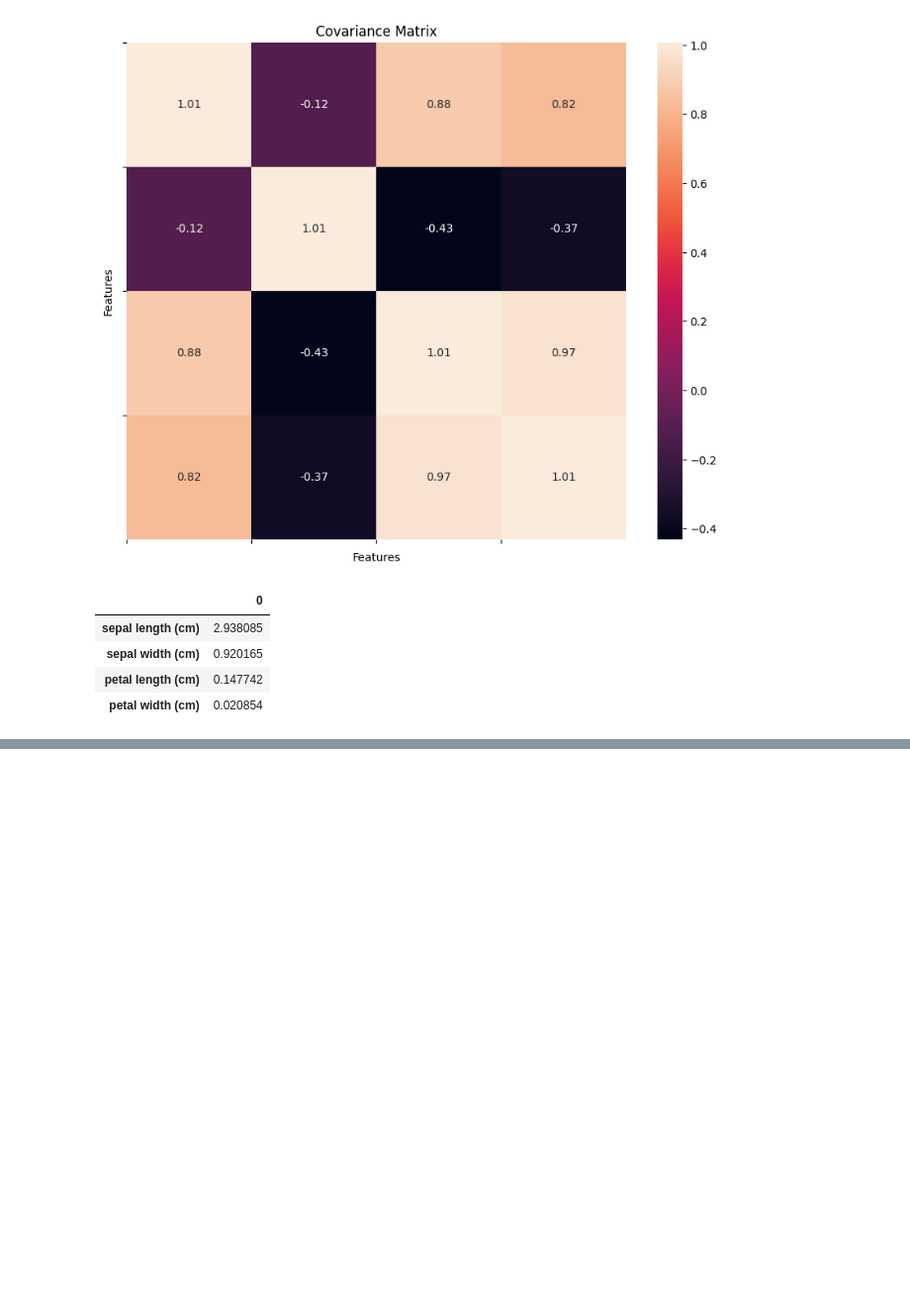
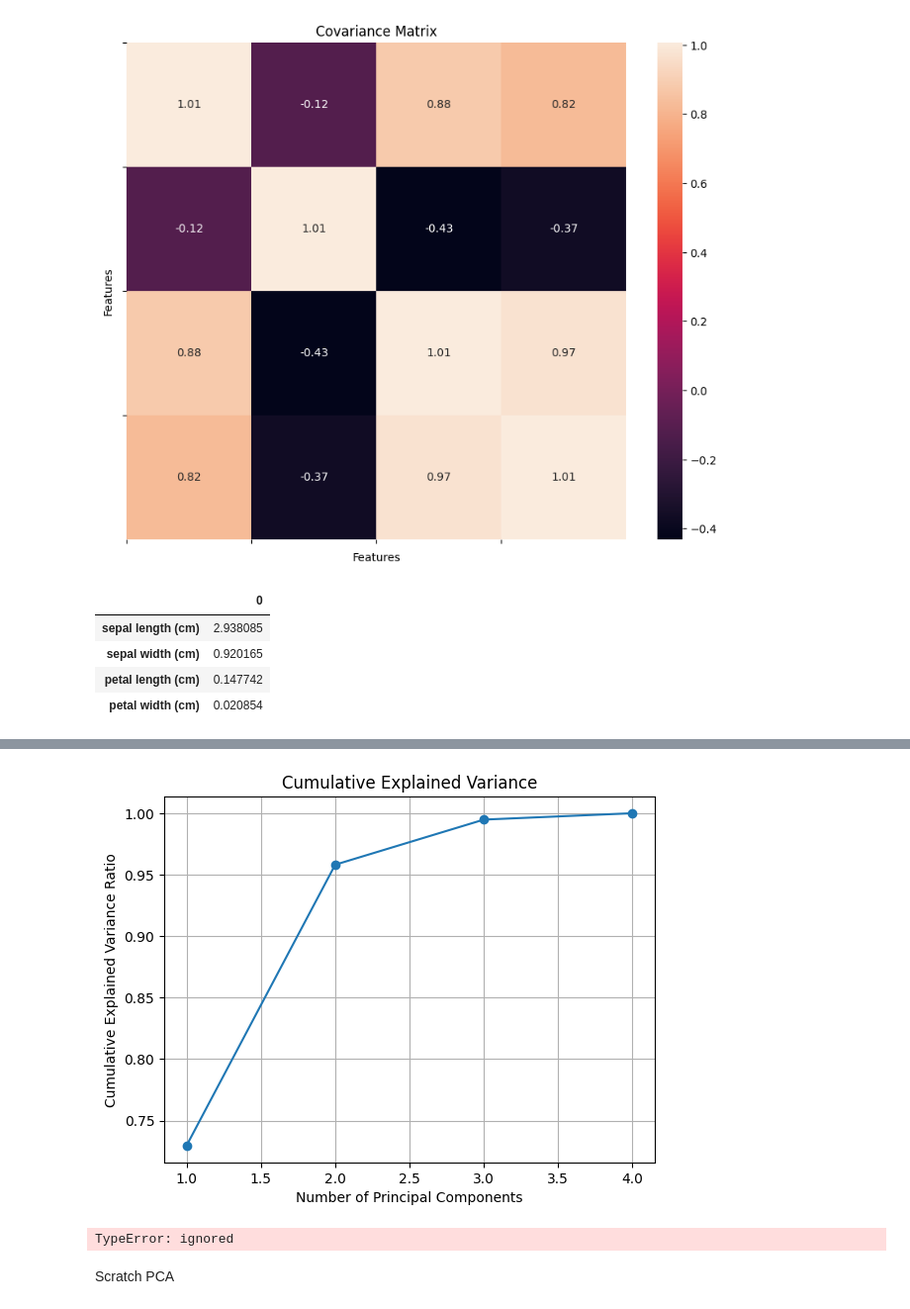
Before and after one commit to FaizaAli-DS/AI-DS-Projects, a Jupyter notebook: PCA_on_Iris_dataset.ipynb, the cells around one changed output, grey strips where cells are left out. Shown at 99% size. Drawn from its saved outputs; the diff is of its cells as text; code cells hidden in the pictures; blank space fills up the shorter version.

```diff
--- a/PCA_on_Iris_dataset.ipynb
+++ b/PCA_on_Iris_dataset.ipynb
@@ -66,0 +74,14 @@ temp_eigenvalues
+# %%
+# Step 4: Create a feature vector to decide which principal components to keep
+explained_variance_ratio = eigenvalues / np.sum(eigenvalues)
+cumulative_variance_ratio = np.cumsum(explained_variance_ratio)
+
+# Plot the explained variance ratio
+plt.plot(range(1, len(explained_variance_ratio) + 1), cumulative_variance_ratio, marker='o')
+plt.xlabel('Number of Principal Components')
+plt.ylabel('Cumulative Explained Variance Ratio')
+plt.title('Cumulative Explained Variance')
+plt.grid(True)
+plt.show()
+# %% [output]
+[figure, added]
@@ -66,0 +90,30 @@ temp_eigenvalues
+# %%
+# Step 5: Recast the data along the principal components axes
+n_components = 6  # Choose the number of components to keep
+pca = PCA(n_components=n_components)
+X_pca = PCA.fit_transform(x_scaled)
+
+# Plot the transformed data after PCA
+fig = plt.figure()
+ax = fig.add_subplot(111, projection='3d')
+
+# Extract the first three components for plotting
+x = X_pca[:, 0]
+y = X_pca[:, 1]
+z = X_pca[:, 2]
+
+# Plot the data points
+ax.scatter(x, y, z)
+
+# Set labels and title
+ax.set_xlabel('PC1')
+ax.set_ylabel('PC2')
+ax.set_zlabel('PC3')
+ax.set_title('Graph')
+
+# Show the plot
+plt.show()
+# %% [output]
+TypeError: ignored
+# %% [markdown]
+Scratch PCA
```
Also changed, not shown: parts of 13 cells of this notebook.
